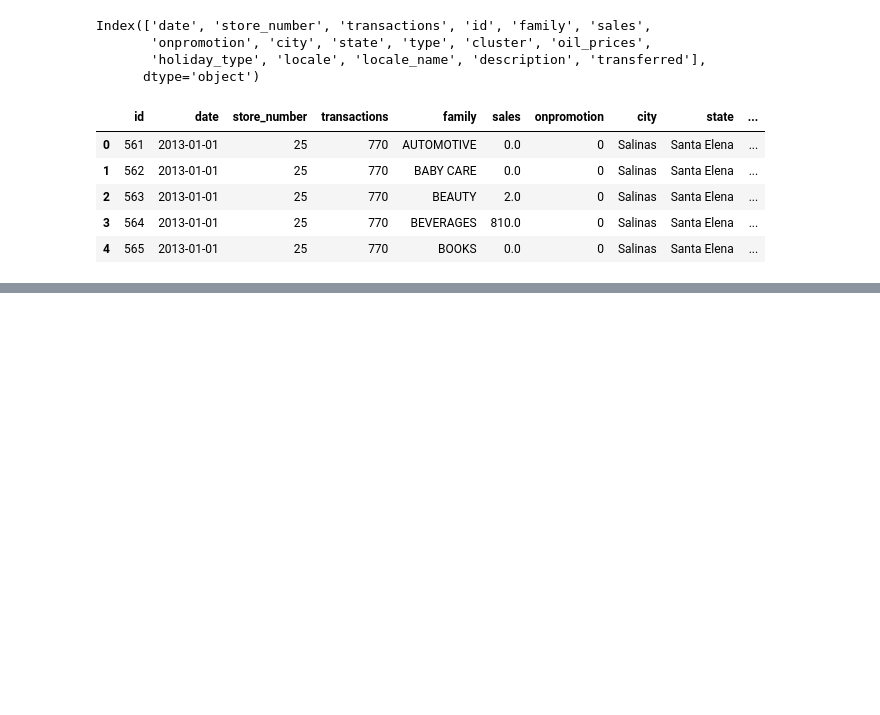
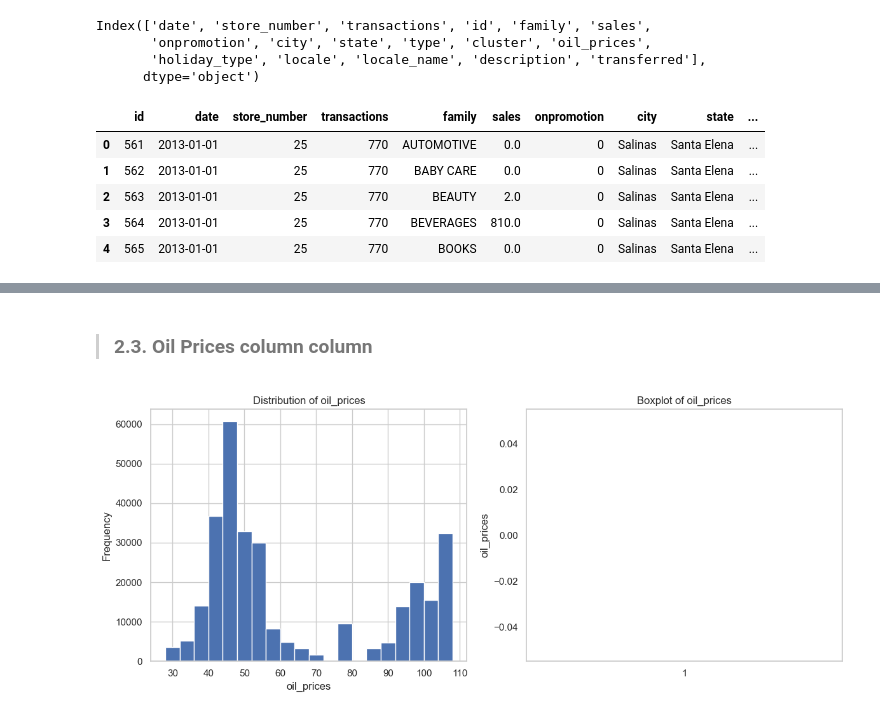
Before and after one commit to aaronayitey/LP3-Time-Series-Analysis, a Jupyter notebook: code.ipynb, the cells around one changed output, grey strips where cells are left out. Drawn from its saved outputs; the diff is of its cells as text; code cells hidden in the pictures; blank space fills up the shorter version.

```diff
--- a/code.ipynb
+++ b/code.ipynb
@@ -223,0 +368,27 @@ salesdata.head()
+# %% [markdown]
+>### **2.3. Oil Prices column column**
+# %%
+# Create a figure and two subplots side by side
+fig, (ax1, ax2) = plt.subplots(1, 2, figsize=(12, 5))
+
+# Plot the histogram on the first subplot (ax1)
+ax1.hist(salesdata['oil_prices'], bins=20)
+ax1.set_xlabel('oil_prices')
+ax1.set_ylabel('Frequency')
+ax1.set_title('Distribution of oil_prices')
+plt.grid(False)
+
+
+# Plot the boxplot on the second subplot (ax2)
+ax2.boxplot(salesdata['oil_prices'])
+ax2.set_ylabel('oil_prices')
+ax2.set_title('Boxplot of oil_prices')
+
+# Adjust layout to avoid overlapping labels
+plt.tight_layout()
+
+# Show the plots
+plt.grid(False)
+plt.show()
+# %% [output]
+[figure, added]
```
Also changed, not shown: parts of 54 cells of this notebook.
